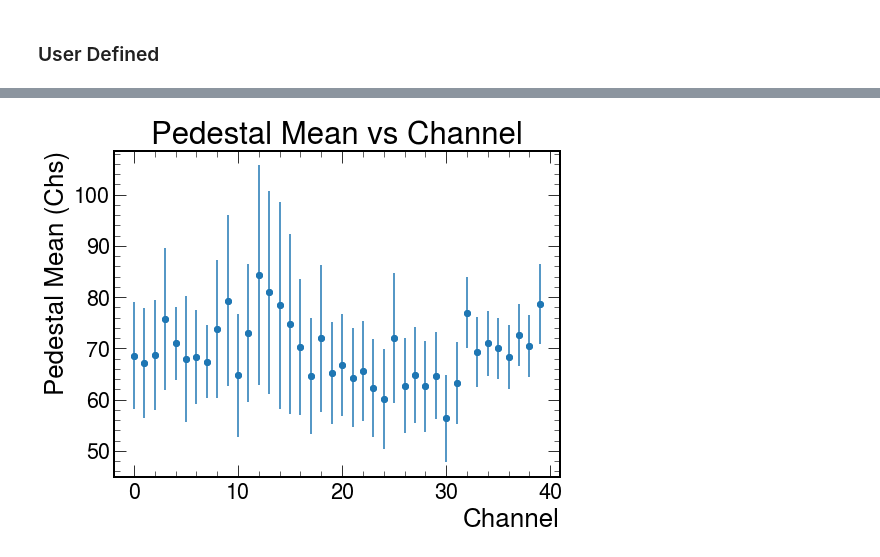
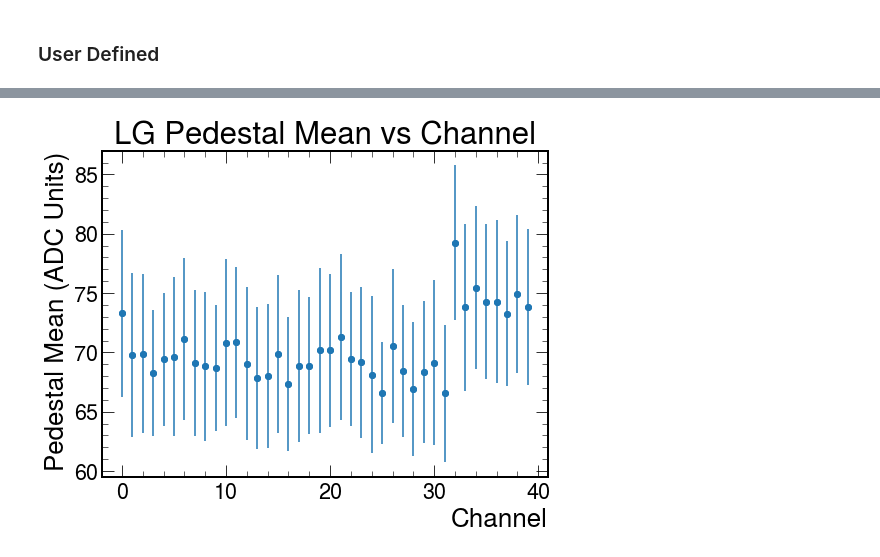
Before and after one commit to sebouh137/beamtest_plots, a Jupyter notebook: Prototype Analysis.ipynb, the cells around one changed output, grey strips where cells are left out. Saved outputs shown, nothing was run; the diff lists cells and outputs as text; code cells hidden in the pictures.

```diff
--- a/Prototype Analysis.ipynb
+++ b/Prototype Analysis.ipynb
@@ -10,8 +10,9 @@ plt.style.use(hep.style.ROOT)
 # %% [markdown]
 ### User Defined
 # %%
-ptrigDF = pd.read_pickle(r'./COSMIC_LG50_HG63_4k_R35.pkl')
+ptrigDF = pd.read_pickle(r'./PTRIG_LG50_HG63_8k_R37.pkl')
 df = pd.read_pickle(r'./BEAM_LG50_HG63_8k_R36.pkl')
+ADCmult = 2
 # %%
 fig, axs=plt.subplots(4, 10, figsize=(0.5*len(ptrigDF.columns),15),sharey=True,sharex=True)
 i=0
@@ -57,0 +69,35 @@ print(pedMeans)
+# %%
+fig, axs=plt.subplots(4, 10, figsize=(0.5*len(ptrigDF.columns),15),sharey=True,sharex=True)
+i=0
+HGpedMeans = []
+HGpedStds = []
+
+
+for i in range(round(len(ptrigDF.columns)/2)):
+    plt.sca(axs[i%4][i//4])
+    if i%4 == 0:
+        print(i/4)
+    plt.rcParams['figure.facecolor']='white'
+    plt.rcParams['savefig.facecolor']='white'
+    plt.rcParams['savefig.bbox']='tight'
+    hist, bin_edges = np.histogram(np.array(getattr(ptrigDF,"Ch_{}_HG".format("{:02d}".format(i)))),range=(0,400),bins=400)
+
+    bin_centres = (bin_edges[:-1] + bin_edges[1:])/2
+
+
+    p0 = [max(hist),100., 50.]
+    coeff, var_matrix = curve_fit(gauss, bin_centres, hist, p0=p0)
+    hist_fit = gauss(np.linspace(0,160,5000), *coeff)
+    plt.errorbar(bin_centres, y=hist, yerr=np.sqrt(hist),fmt='o')
+    plt.plot(np.linspace(0,160,5000), hist_fit, label='$\mu$=%2.0f Chs, \n$\sigma=$%2.0f Chs'%(coeff[1],abs(coeff[2])))
+    #plt.scatter(bin_centres,hist)
+    HGpedMeans.append(coeff[1])
+    HGpedStds.append(abs(coeff[2]))
+    #print('Resolution = %2.1f '%(100*coeff[2]/coeff[1]))
+
+    plt.xlabel("ADC Units")
+    plt.ylabel("Counts")
+
+    plt.title("HG Ch {}".format("{:02d}".format(i)))
+    plt.tight_layout()
+    plt.legend(fontsize=17,loc='upper right')
@@ -58,13 +116,13 @@ print(pedMeans)
 # %%
 fig = plt.figure( figsize=(8, 6))
 plt.scatter(range(0,40),pedMeans)
 plt.xlabel('Channel')
-plt.ylabel('Pedestal Mean (Chs)')
-plt.title("Pedestal Mean vs Channel")
+plt.ylabel('Pedestal Mean (ADC Units)')
+plt.title("LG Pedestal Mean vs Channel")
 plt.errorbar(range(0,40), pedMeans, yerr=pedStds, fmt="o")
 
 
 #plt.ylim(0,6)
 plt.show()
 # %% [output]
-[figure, old version]
+[figure, new version]
```
Also changed, not shown: parts of 14 cells of this notebook.
